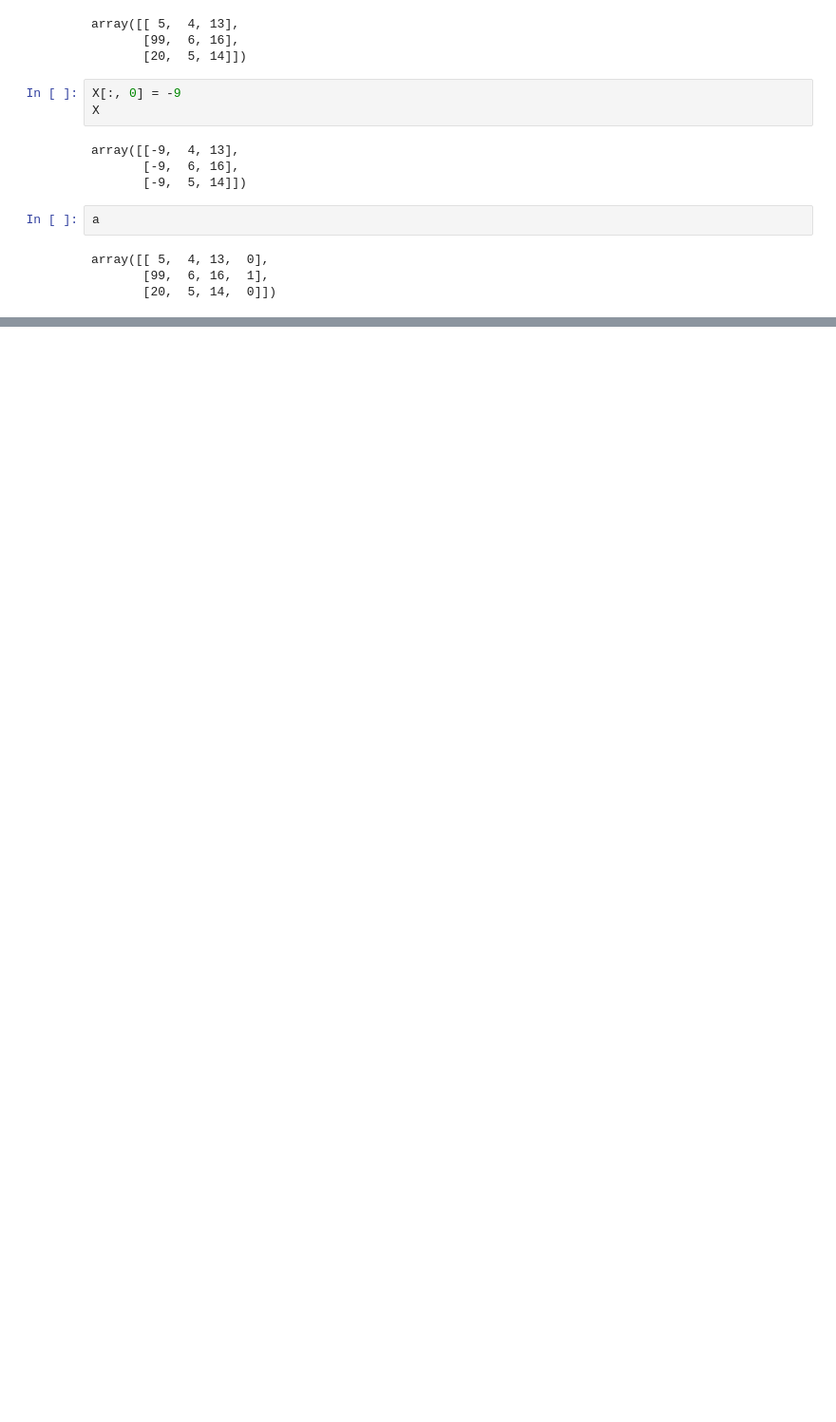
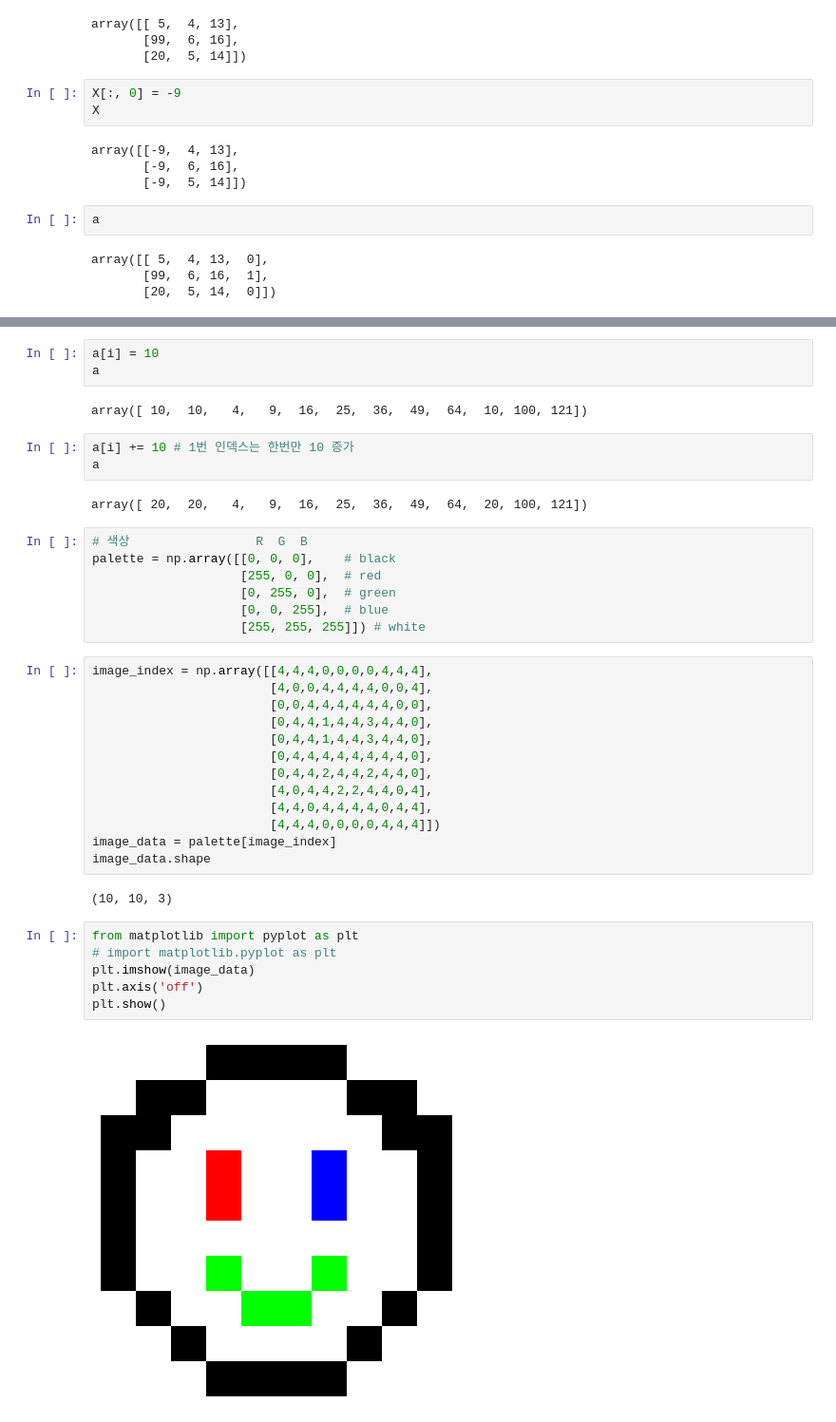
Before and after one commit to jslee912/ai, a Jupyter notebook: source/01_python/ch10_N차원배열다루기_4~6절.ipynb, the cells around one changed output, grey strips where cells are left out. Shown at 95% size. Cells and saved outputs as stored; diff of their text form; blank space fills up the shorter version.

```diff
--- a/source/01_python/ch10_N차원배열다루기_4~6절.ipynb
+++ b/source/01_python/ch10_N차원배열다루기_4~6절.ipynb
@@ -153,0 +183,40 @@ array([[ 5,  4, 13,  0],
+# %%
+a[i] = 10
+a
+# %% [output]
+array([ 10,  10,   4,   9,  16,  25,  36,  49,  64,  10, 100, 121])
+# %%
+a[i] += 10 # 1번 인덱스는 한번만 10 증가
+a
+# %% [output]
+array([ 20,  20,   4,   9,  16,  25,  36,  49,  64,  20, 100, 121])
+# %%
+# 색상                 R  G  B
+palette = np.array([[0, 0, 0],    # black
+                    [255, 0, 0],  # red
+                    [0, 255, 0],  # green
+                    [0, 0, 255],  # blue
+                    [255, 255, 255]]) # white
+# %%
+image_index = np.array([[4,4,4,0,0,0,0,4,4,4],
+                        [4,0,0,4,4,4,4,0,0,4],
+                        [0,0,4,4,4,4,4,4,0,0],
+                        [0,4,4,1,4,4,3,4,4,0],
+                        [0,4,4,1,4,4,3,4,4,0],
+                        [0,4,4,4,4,4,4,4,4,0],
+                        [0,4,4,2,4,4,2,4,4,0],
+                        [4,0,4,4,2,2,4,4,0,4],
+                        [4,4,0,4,4,4,4,0,4,4],
+                        [4,4,4,0,0,0,0,4,4,4]])
+image_data = palette[image_index]
+image_data.shape
+# %% [output]
+(10, 10, 3)
+# %%
+from matplotlib import pyplot as plt
+# import matplotlib.pyplot as plt
+plt.imshow(image_data)
+plt.axis('off')
+plt.show()
+# %% [output]
+[figure, added]
```
Also changed, not shown: parts of 26 cells of this notebook, 24 other files.
